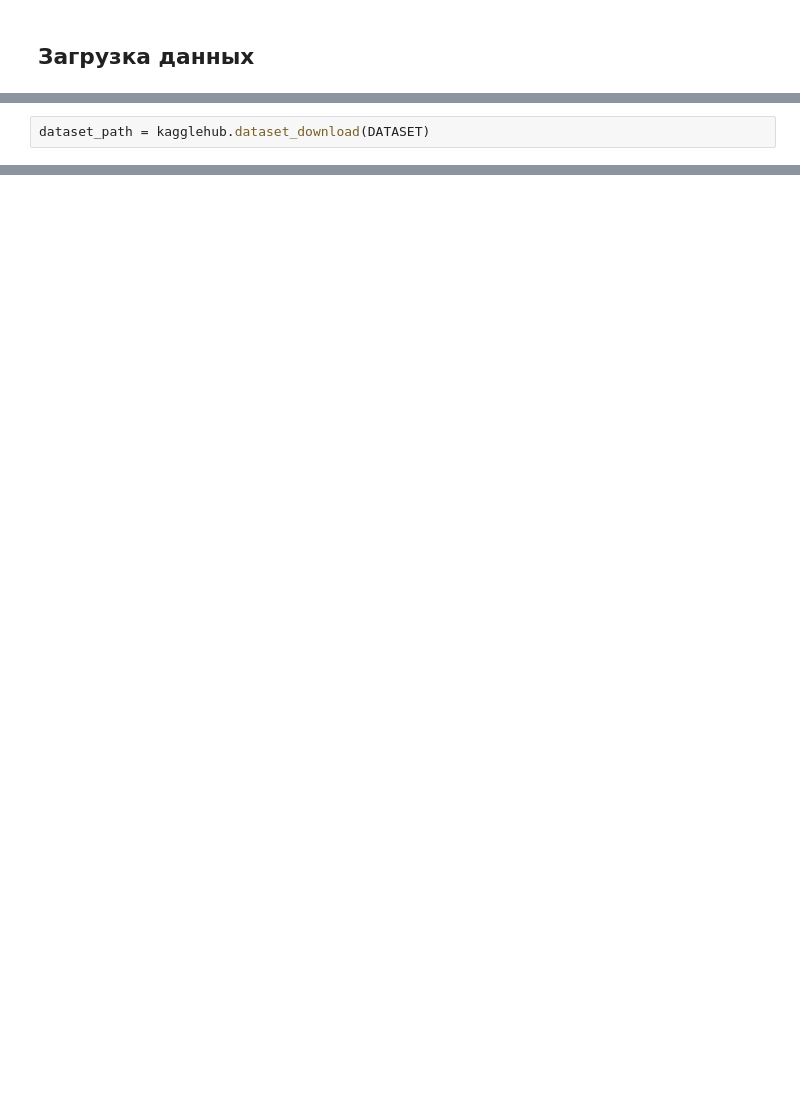
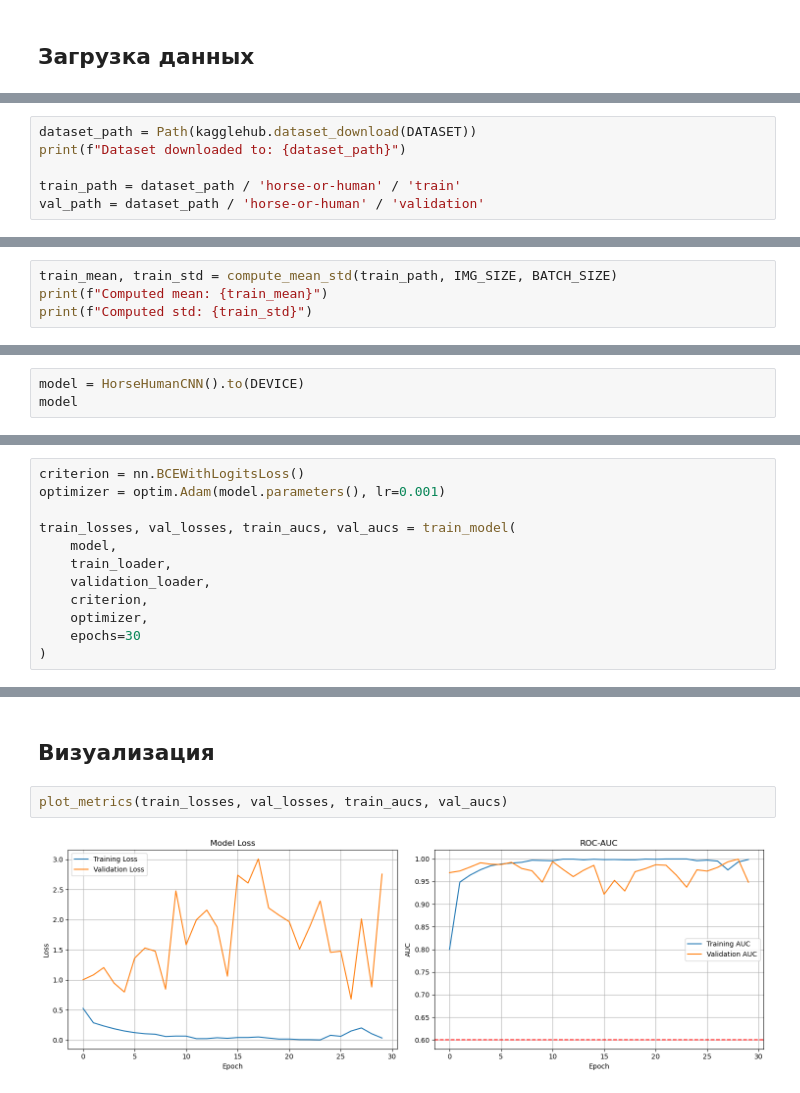
Before and after one commit to IDrumo/Neural-networks-and-deep-learning, a Jupyter notebook: 5. CNN/homework.ipynb, the cells around one changed output, grey strips where cells are left out. Saved outputs shown, nothing was run; the diff lists cells and outputs as text; blank space fills up the shorter version.

```diff
--- a/5. CNN/homework.ipynb
+++ b/5. CNN/homework.ipynb
@@ -60,3 +51,7 @@ val_transform = transforms.Compose([
 # %%
-dataset_path = kagglehub.dataset_download(DATASET)
+dataset_path = Path(kagglehub.dataset_download(DATASET))
+print(f"Dataset downloaded to: {dataset_path}")
+
+train_path = dataset_path / 'horse-or-human' / 'train'
+val_path = dataset_path / 'horse-or-human' / 'validation'
 # %% [output]
@@ -65,0 +86,4 @@ Extracting files...
+# %%
+train_mean, train_std = compute_mean_std(train_path, IMG_SIZE, BATCH_SIZE)
+print(f"Computed mean: {train_mean}")
+print(f"Computed std: {train_std}")
@@ -101,0 +166,3 @@ print(f"Валидационные примеры: {len(validation_dataset)}")
+# %%
+model = HorseHumanCNN().to(DEVICE)
+model
@@ -101,0 +280,12 @@ print(f"Валидационные примеры: {len(validation_dataset)}")
+# %%
+criterion = nn.BCEWithLogitsLoss()
+optimizer = optim.Adam(model.parameters(), lr=0.001)
+
+train_losses, val_losses, train_aucs, val_aucs = train_model(
+    model,
+    train_loader,
+    validation_loader,
+    criterion,
+    optimizer,
+    epochs=30
+)
@@ -101,0 +323,6 @@ print(f"Валидационные примеры: {len(validation_dataset)}")
+# %% [markdown]
+## Визуализация
+# %%
+plot_metrics(train_losses, val_losses, train_aucs, val_aucs)
+# %% [output]
+[figure, added]
```
Also changed, not shown: parts of 33 cells of this notebook, 1 other file.
